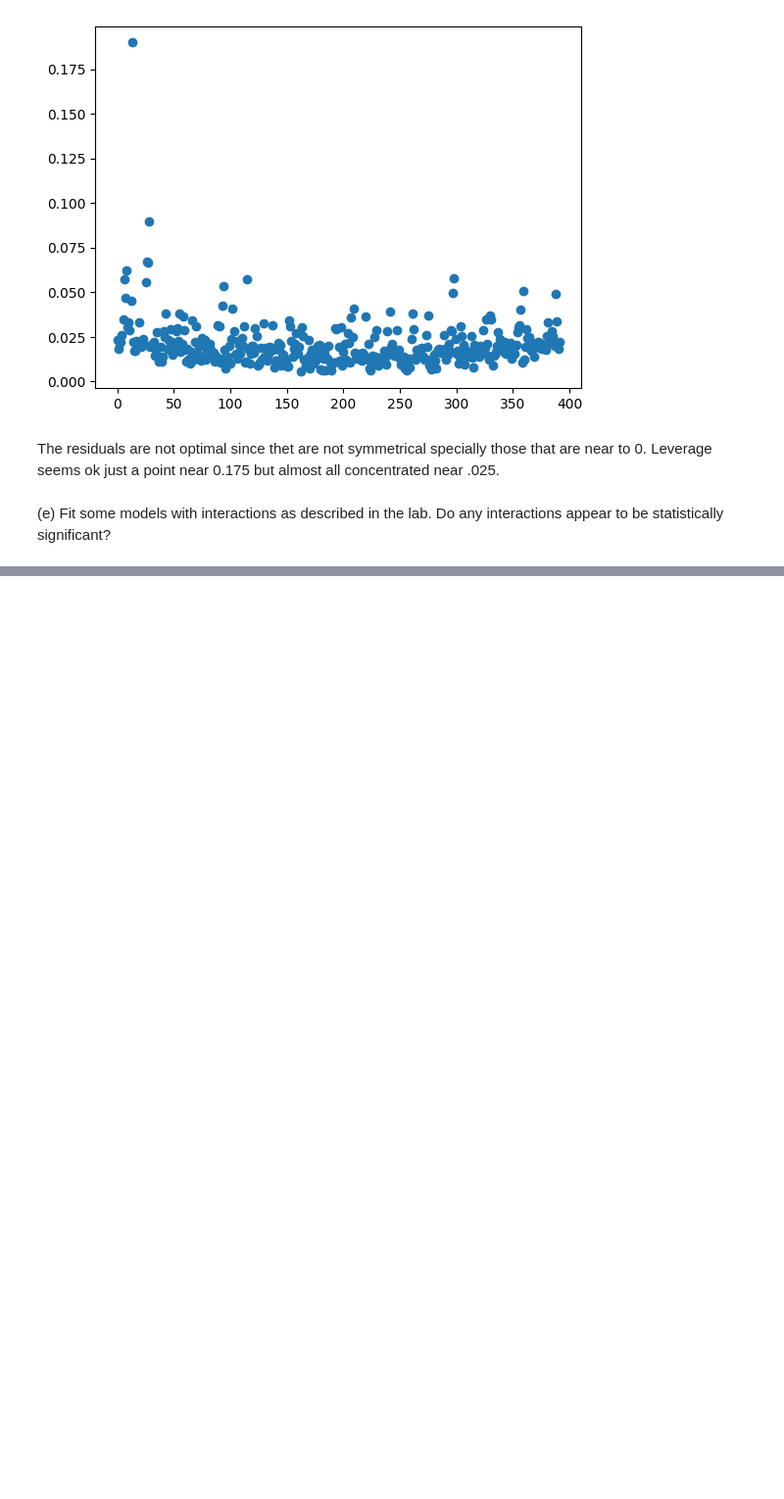
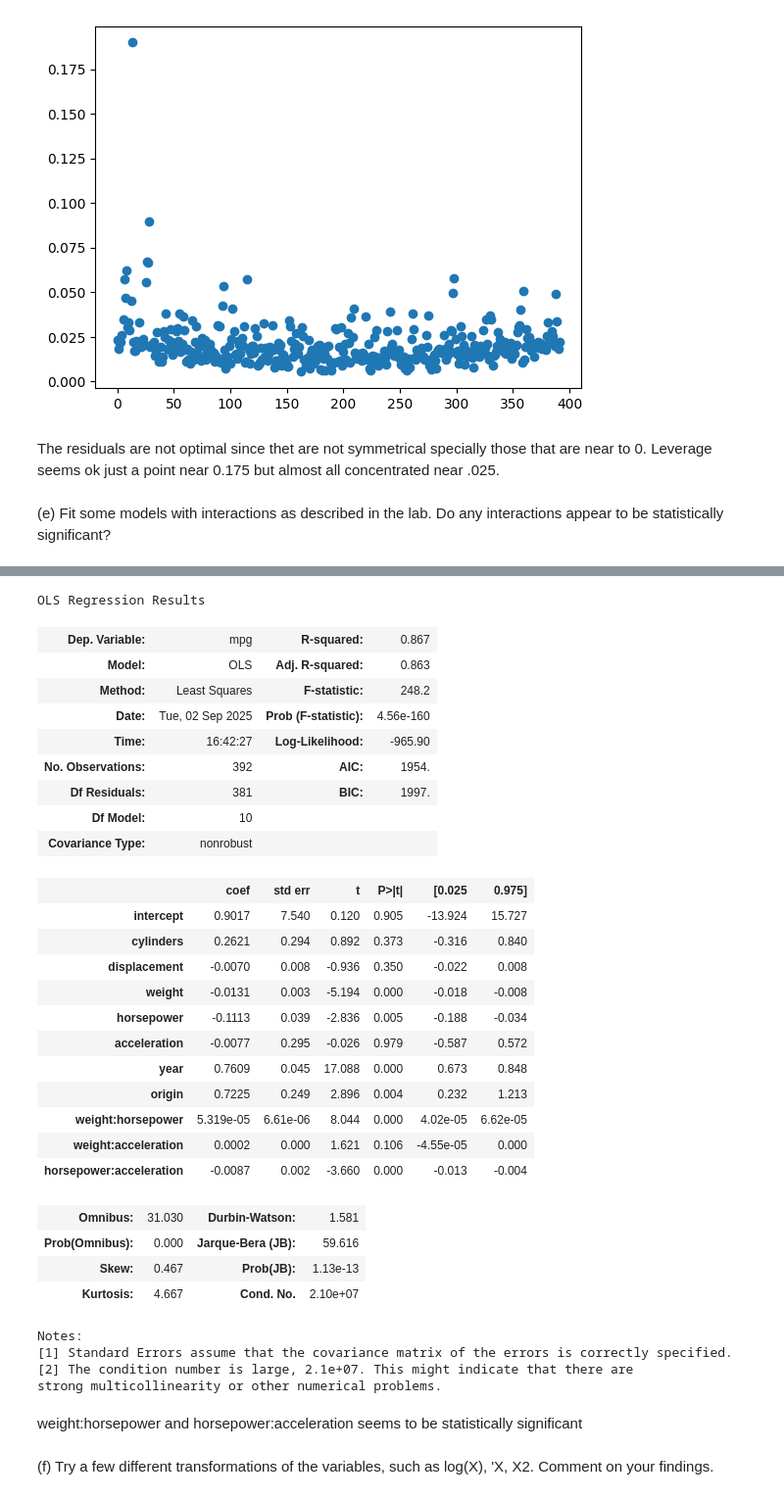
Before and after one commit to hinojosaad/islp, a Jupyter notebook: Chapter3/ch3.ipynb, the cells around one changed output, grey strips where cells are left out. Shown at 98% size. Cells and saved outputs as stored; diff of their text form; code cells hidden in the pictures; blank space fills up the shorter version.

```diff
--- a/Chapter3/ch3.ipynb
+++ b/Chapter3/ch3.ipynb
@@ -214,0 +371,53 @@ The residuals are not optimal since thet are not symmetrical specially those tha
+# %%
+X = MS([
+    'cylinders',
+    'displacement',
+    'weight',
+    'horsepower',
+    'acceleration',
+    'year',
+    'origin',
+    ('weight','horsepower'),
+    ('weight','acceleration'),
+    ('horsepower','acceleration')
+]).fit_transform(Auto)
+y = Auto['mpg']
+model = sm.OLS(y, X)
+results = model.fit()
+results.summary()
+# %% [output]
+OLS Regression Results
+| Dep. Variable: | mpg | R-squared: | 0.867 |
+| Model: | OLS | Adj. R-squared: | 0.863 |
+| Method: | Least Squares | F-statistic: | 248.2 |
+| Date: | Tue, 02 Sep 2025 | Prob (F-statistic): | 4.56e-160 |
+| Time: | 16:42:27 | Log-Likelihood: | -965.90 |
+| No. Observations: | 392 | AIC: | 1954. |
+| Df Residuals: | 381 | BIC: | 1997. |
+| Df Model: | 10 |  |  |
+| Covariance Type: | nonrobust |  |  |
+|  | coef | std err | t | P>|t| | [0.025 | 0.975] |
+| intercept | 0.9017 | 7.540 | 0.120 | 0.905 | -13.924 | 15.727 |
+| cylinders | 0.2621 | 0.294 | 0.892 | 0.373 | -0.316 | 0.840 |
+| displacement | -0.0070 | 0.008 | -0.936 | 0.350 | -0.022 | 0.008 |
+| weight | -0.0131 | 0.003 | -5.194 | 0.000 | -0.018 | -0.008 |
+| horsepower | -0.1113 | 0.039 | -2.836 | 0.005 | -0.188 | -0.034 |
+| acceleration | -0.0077 | 0.295 | -0.026 | 0.979 | -0.587 | 0.572 |
+| year | 0.7609 | 0.045 | 17.088 | 0.000 | 0.673 | 0.848 |
+| origin | 0.7225 | 0.249 | 2.896 | 0.004 | 0.232 | 1.213 |
+| weight:horsepower | 5.319e-05 | 6.61e-06 | 8.044 | 0.000 | 4.02e-05 | 6.62e-05 |
+| weight:acceleration | 0.0002 | 0.000 | 1.621 | 0.106 | -4.55e-05 | 0.000 |
+| horsepower:acceleration | -0.0087 | 0.002 | -3.660 | 0.000 | -0.013 | -0.004 |
+| Omnibus: | 31.030 | Durbin-Watson: | 1.581 |
+| Prob(Omnibus): | 0.000 | Jarque-Bera (JB): | 59.616 |
+| Skew: | 0.467 | Prob(JB): | 1.13e-13 |
+| Kurtosis: | 4.667 | Cond. No. | 2.10e+07 |
+Notes:
+[1] Standard Errors assume that the covariance matrix of the errors is correctly specified.
+[2] The condition number is large, 2.1e+07. This might indicate that there are
+strong multicollinearity or other numerical problems.
+# %% [markdown]
+weight:horsepower and  horsepower:acceleration seems to be statistically significant
+# %% [markdown]
+(f) Try a few different transformations of the variables, such as
+log(X), 'X, X2. Comment on your findings.
```
Also changed, not shown: parts of 13 cells of this notebook.
